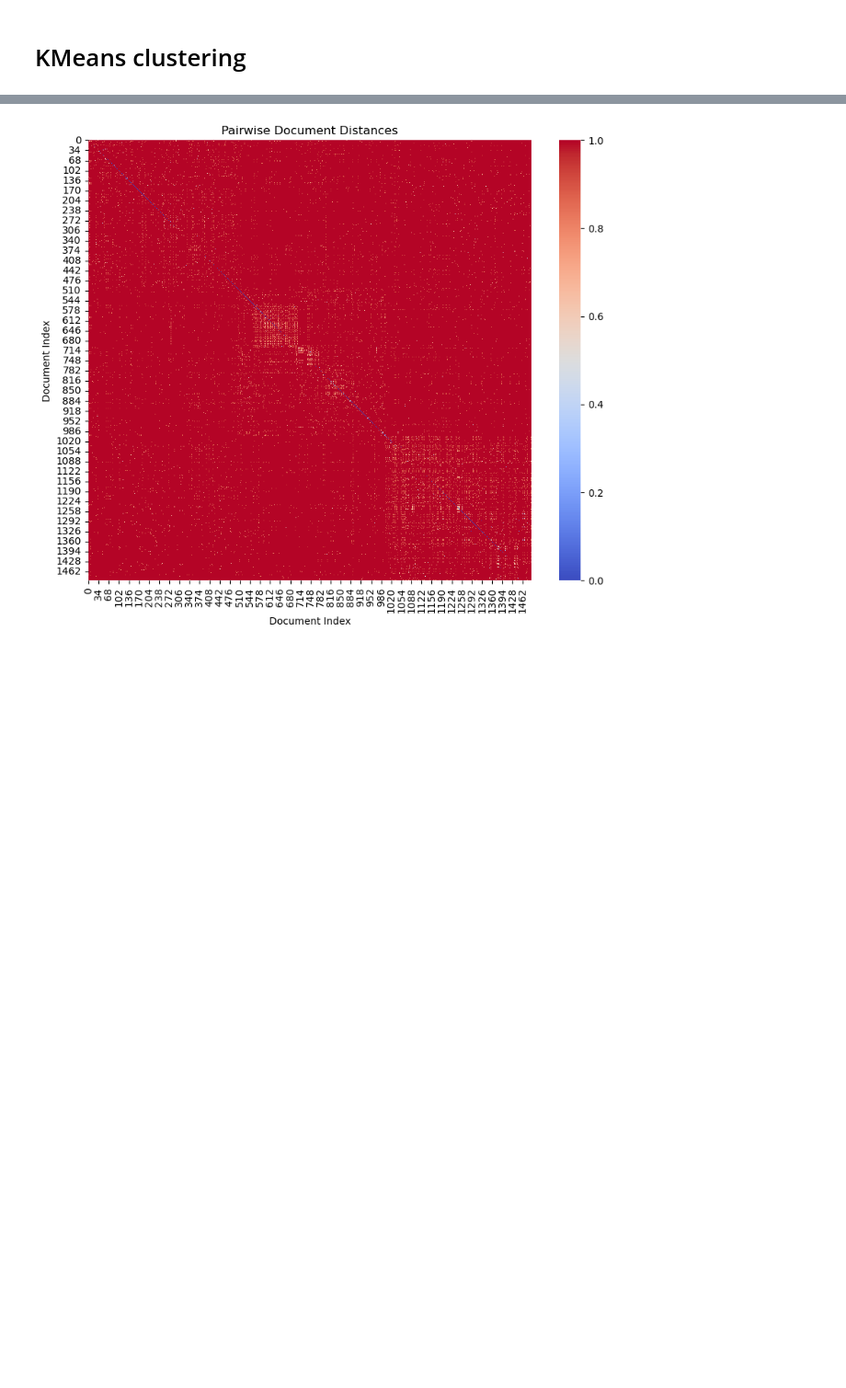
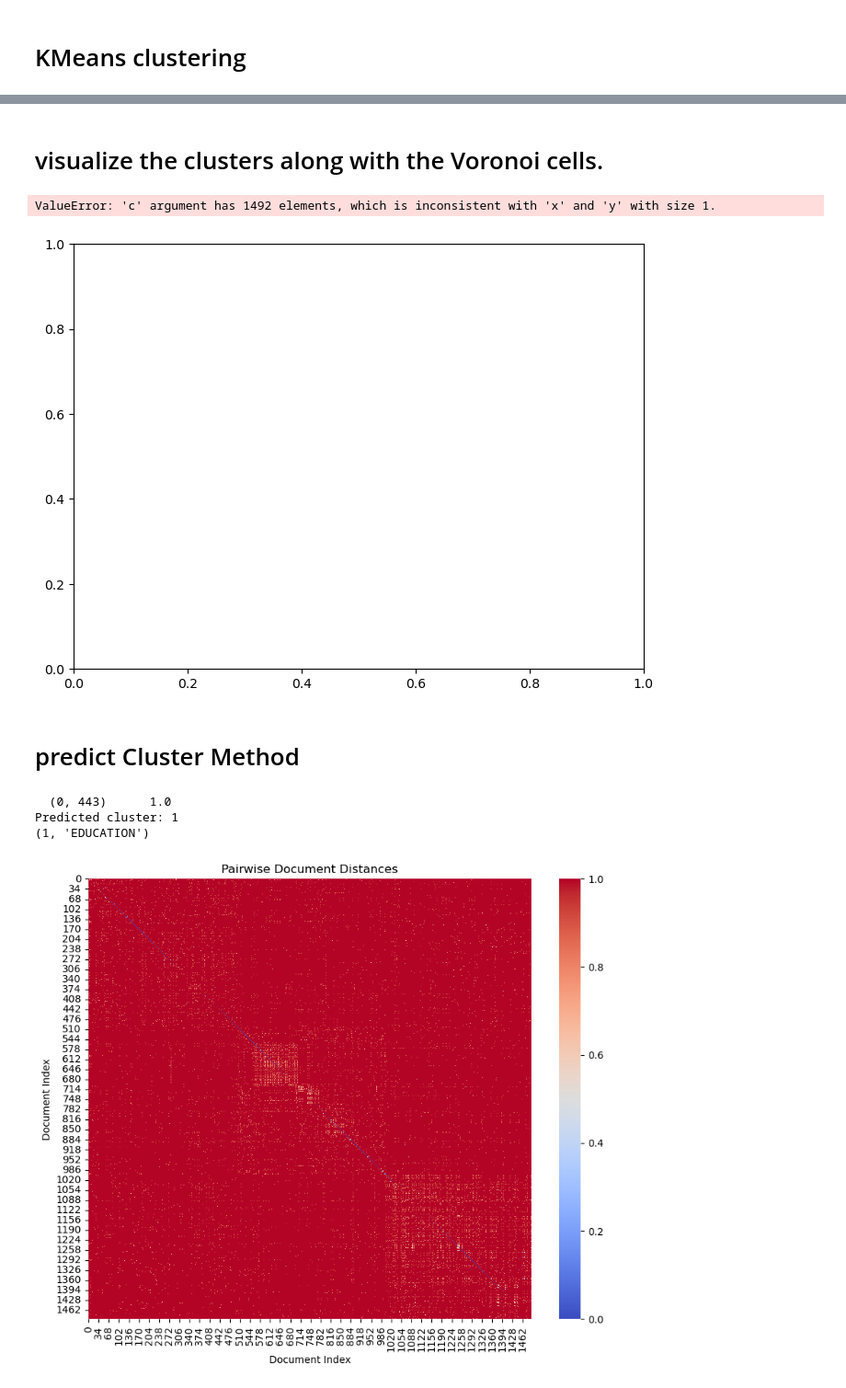
Before and after one commit to sanjok1988/jupyternote, a Jupyter notebook: task_2.ipynb, the cells around one changed output, grey strips where cells are left out. Shown at 92% size. Drawn from its saved outputs; the diff is of its cells as text; code cells hidden in the pictures; blank space fills up the shorter version.

```diff
--- a/task_2.ipynb
+++ b/task_2.ipynb
@@ -115,3 +172,60 @@ plt.show()
+# %% [markdown]
+# visualize the clusters along with the Voronoi cells.
+# %%
+
+# Plotting the clusters and centroids
+plt.figure(figsize=(8, 6))
+
+# Plot data points
+plt.scatter(X[:, 0], X[:, 1], c=kmeans.labels_, cmap='viridis', s=50, alpha=0.7)
+
+# Plot centroids
+plt.scatter(kmeans.cluster_centers_[:, 0], kmeans.cluster_centers_[:, 1], marker='x', s=200, c='red')
+
+# Plot Voronoi cells
+x_min, x_max = X[:, 0].min() - 1, X[:, 0].max() + 1
+y_min, y_max = X[:, 1].min() - 1, X[:, 1].max() + 1
+xx, yy = np.meshgrid(np.arange(x_min, x_max, 0.02), np.arange(y_min, y_max, 0.02))
+Z = kmeans.predict(np.c_[xx.ravel(), yy.ravel()])
+Z = Z.reshape(xx.shape)
+plt.imshow(Z, interpolation='nearest', extent=(xx.min(), xx.max(), yy.min(), yy.max()),
+           cmap=plt.cm.Paired, aspect='auto', origin='lower', alpha=0.3)
+
+plt.title('K-means Clustering with Voronoi Cells')
+plt.xlabel('Feature 1')
+plt.ylabel('Feature 2')
+plt.colorbar()
+plt.show()
+# %% [output]
+ValueError: 'c' argument has 1492 elements, which is inconsistent with 'x' and 'y' with size 1.
+[figure, added]
+# %% [markdown]
+# predict Cluster Method
+# %%
+def get_category(cluster):
+    return {
+        0: 'BUSINESS',
+        1: 'EDUCATION',
+        2: 'SPORTS'
+    }.get(cluster, 'Unknown')
+
+def predict_cluster_and_category(input_text):
+    input_vector = vectorizer.transform([input_text])
+    print(input_vector)
+    cluster = kmeans.predict(input_vector)[0]
+    category = df.iloc[cluster]['category']
+
+    print("Predicted cluster:", cluster)
+
+    return cluster, get_category(cluster)
+
+input_text = "education"
+cluster = predict_cluster_and_category(input_text)
+print(cluster)
+# %% [output]
+  (0, 443)      1.0
+Predicted cluster: 1
+(1, 'EDUCATION')
 # %%
 import numpy as np
 import seaborn as sns
```
Also changed, not shown: parts of 15 cells of this notebook.
